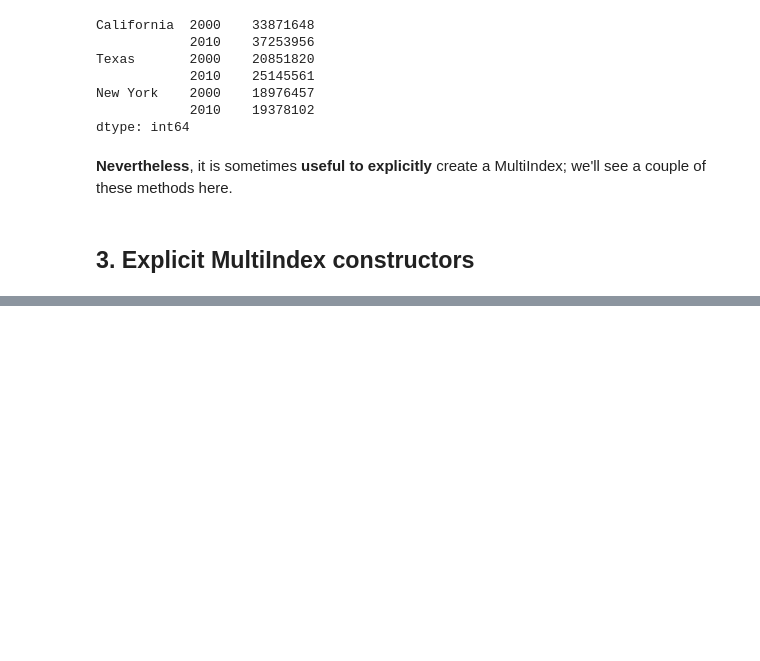
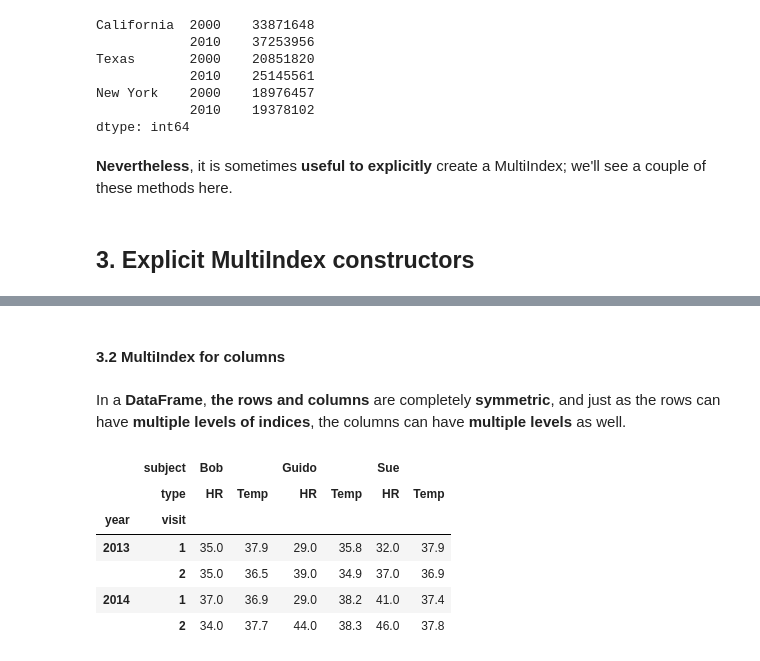
Before and after one commit to chenshanghao/Data_Science_Learning, a Jupyter notebook: 2 Pandas/5 Hierarchical Indexing.ipynb, the cells around one changed output, grey strips where cells are left out. Saved outputs shown, nothing was run; the diff lists cells and outputs as text; code cells hidden in the pictures; blank space fills up the shorter version.

```diff
--- a/2 Pandas/5 Hierarchical Indexing.ipynb
+++ b/2 Pandas/5 Hierarchical Indexing.ipynb
@@ -173,0 +221,27 @@ dtype: int64
+# %% [markdown]
+#### 3.2 MultiIndex for columns
+# %% [markdown]
+In a **DataFrame**, **the rows and columns** are completely **symmetric**, and just as the rows can have **multiple levels of indices**, the columns can have **multiple levels** as well.
+# %%
+# hierarchical indices and columns
+index = pd.MultiIndex.from_product([[2013, 2014], [1, 2]],
+                                   names=['year', 'visit'])
+columns = pd.MultiIndex.from_product([['Bob', 'Guido', 'Sue'], ['HR', 'Temp']],
+                                     names=['subject', 'type'])
+
+# mock some data
+data = np.round(np.random.randn(4, 6), 1)
+data[:, ::2] *= 10
+data += 37
+
+# create the DataFrame
+health_data = pd.DataFrame(data, index=index, columns=columns)
+health_data
+# %% [output]
+|  | subject | Bob |  | Guido |  | Sue |  |
+|  | type | HR | Temp | HR | Temp | HR | Temp |
+| year | visit |  |  |  |  |  |  |
+| 2013 | 1 | 35.0 | 37.9 | 29.0 | 35.8 | 32.0 | 37.9 |
+|  | 2 | 35.0 | 36.5 | 39.0 | 34.9 | 37.0 | 36.9 |
+| 2014 | 1 | 37.0 | 36.9 | 29.0 | 38.2 | 41.0 | 37.4 |
+|  | 2 | 34.0 | 37.7 | 44.0 | 38.3 | 46.0 | 37.8 |
```
Also changed, not shown: parts of 68 cells of this notebook.
